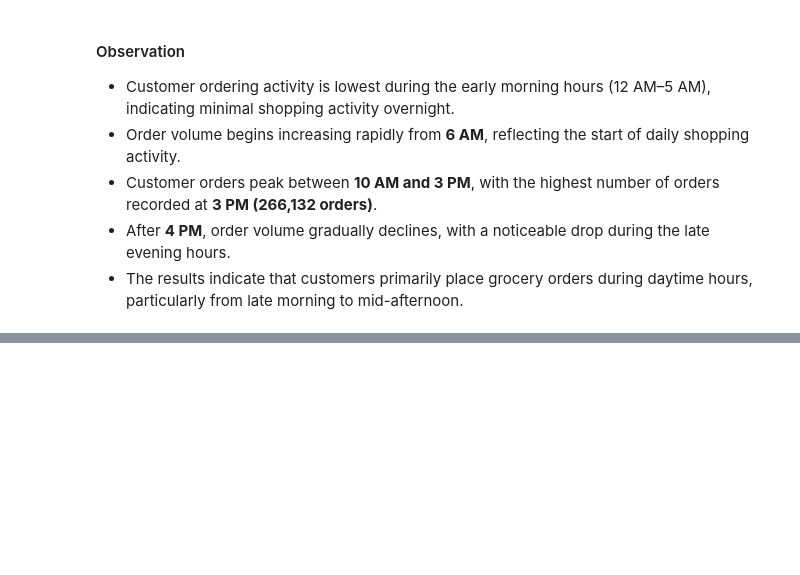
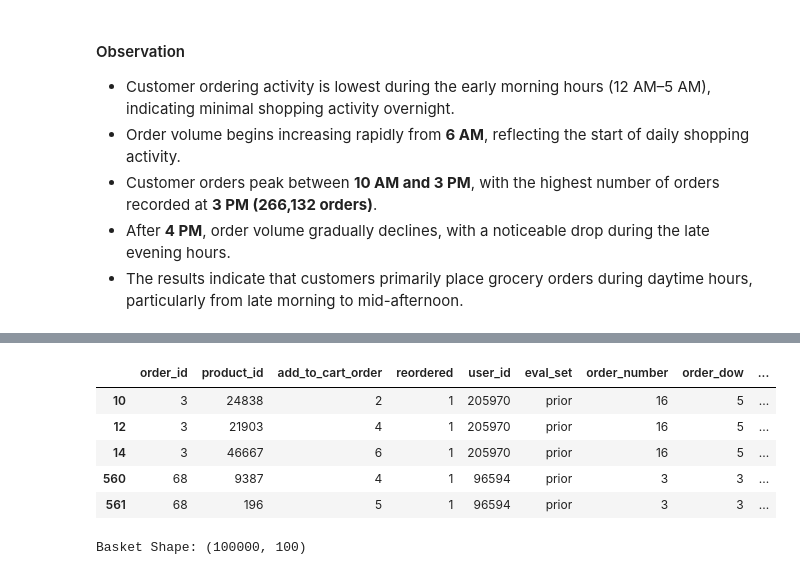
Before and after one commit to Shub305/instacart-market-basket-analysis, a Jupyter notebook: notebooks/instacart_market_basket_analysis.ipynb, the cells around one changed output, grey strips where cells are left out. Cells and saved outputs as stored; diff of their text form; code cells hidden in the pictures; blank space fills up the shorter version.

```diff
--- a/notebooks/instacart_market_basket_analysis.ipynb
+++ b/notebooks/instacart_market_basket_analysis.ipynb
@@ -1139,0 +1164,16 @@ Name: order_id, dtype: int64
+# %%
+#==========================================
+#top 100 products by purchase count
+#==========================================
+top_products = (
+    instacart_df["product_name"]
+    .value_counts()
+    .head(100)
+)
+print("Top 100 Products:")
+display(top_products)
+
+#keep only the top 100 products to reduce memory usage
+filtered_df = instacart_df[
+    instacart_df["product_name"].isin(top_products.index)
+]
@@ -1139,0 +1199,41 @@ Name: order_id, dtype: int64
+# %%
+#========================================
+# Randomly sample 100,000 unique orders
+#==========================================
+# Sample 100,000 unique orders to reduce memory usage
+# while preserving representative shopping patterns.
+
+sample_orders = (
+    filtered_df["order_id"]
+    .drop_duplicates()
+    .sample(n=100000, random_state=42)
+)
+
+# Keep only those sampled orders
+filtered_sample = filtered_df[
+    filtered_df["order_id"].isin(sample_orders)
+]
+display(filtered_sample.head())
+# %% [output]
+|  | order_id | product_id | add_to_cart_order | reordered | user_id | eval_set | order_number | order_dow | ... |
+| 10 | 3 | 24838 | 2 | 1 | 205970 | prior | 16 | 5 | ... |
+| 12 | 3 | 21903 | 4 | 1 | 205970 | prior | 16 | 5 | ... |
+| 14 | 3 | 46667 | 6 | 1 | 205970 | prior | 16 | 5 | ... |
+| 560 | 68 | 9387 | 4 | 1 | 96594 | prior | 3 | 3 | ... |
+| 561 | 68 | 196 | 5 | 1 | 96594 | prior | 3 | 3 | ... |
+# %%
+#pivot the data to create a basket matrix where rows are orders and columns are products, with values indicating whether a product was purchased in that order
+basket = pd.pivot_table(
+    filtered_sample,
+    values="product_id",
+    index="order_id",
+    columns="product_name",
+    aggfunc="count",
+    fill_value=0
+)
+
+#convert the counts to binary values (1 for purchased, 0 for not purchased)
+basket = (basket > 0).astype(int)
+print("Basket Shape:", basket.shape)
+# %% [output]
+Basket Shape: (100000, 100)
```
Also changed, not shown: parts of 23 cells of this notebook, 11 other files.
